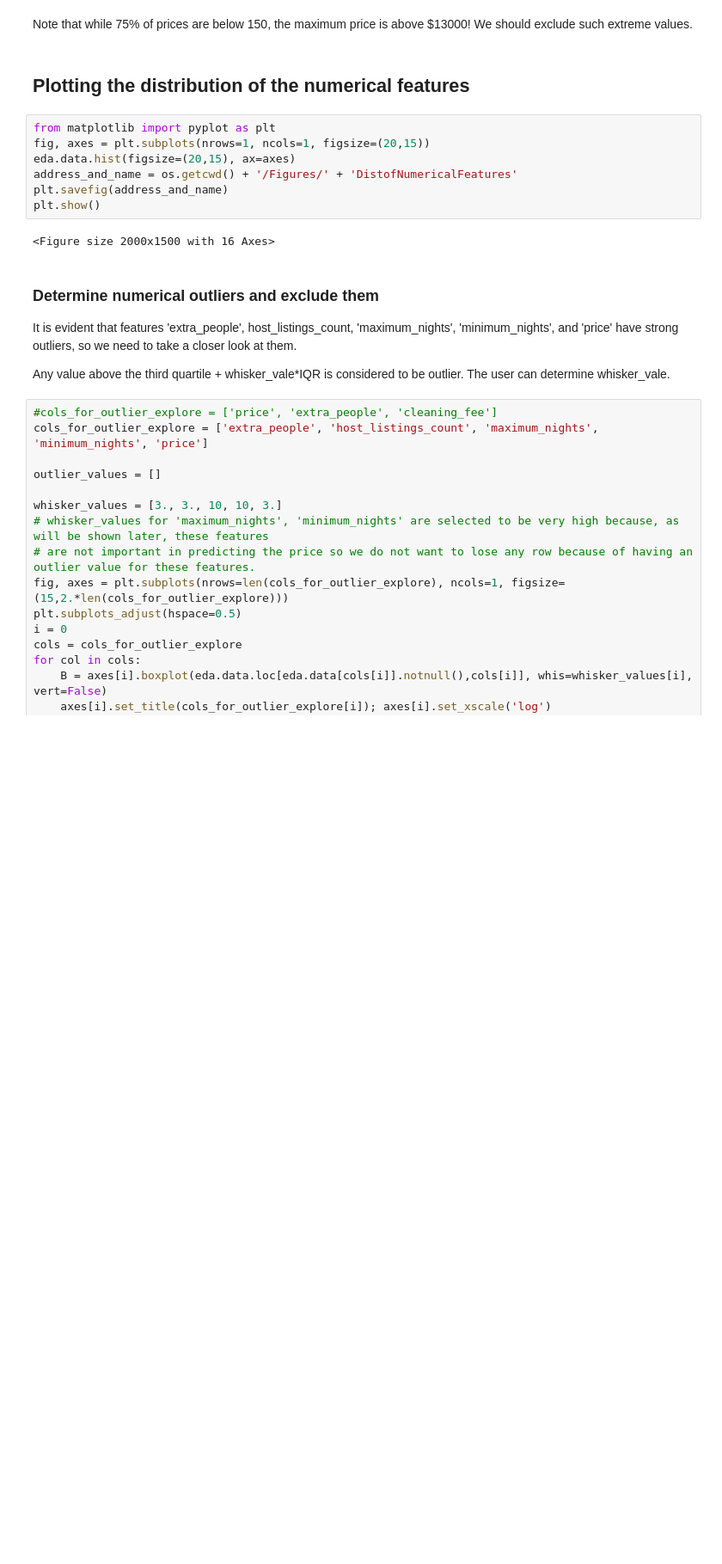
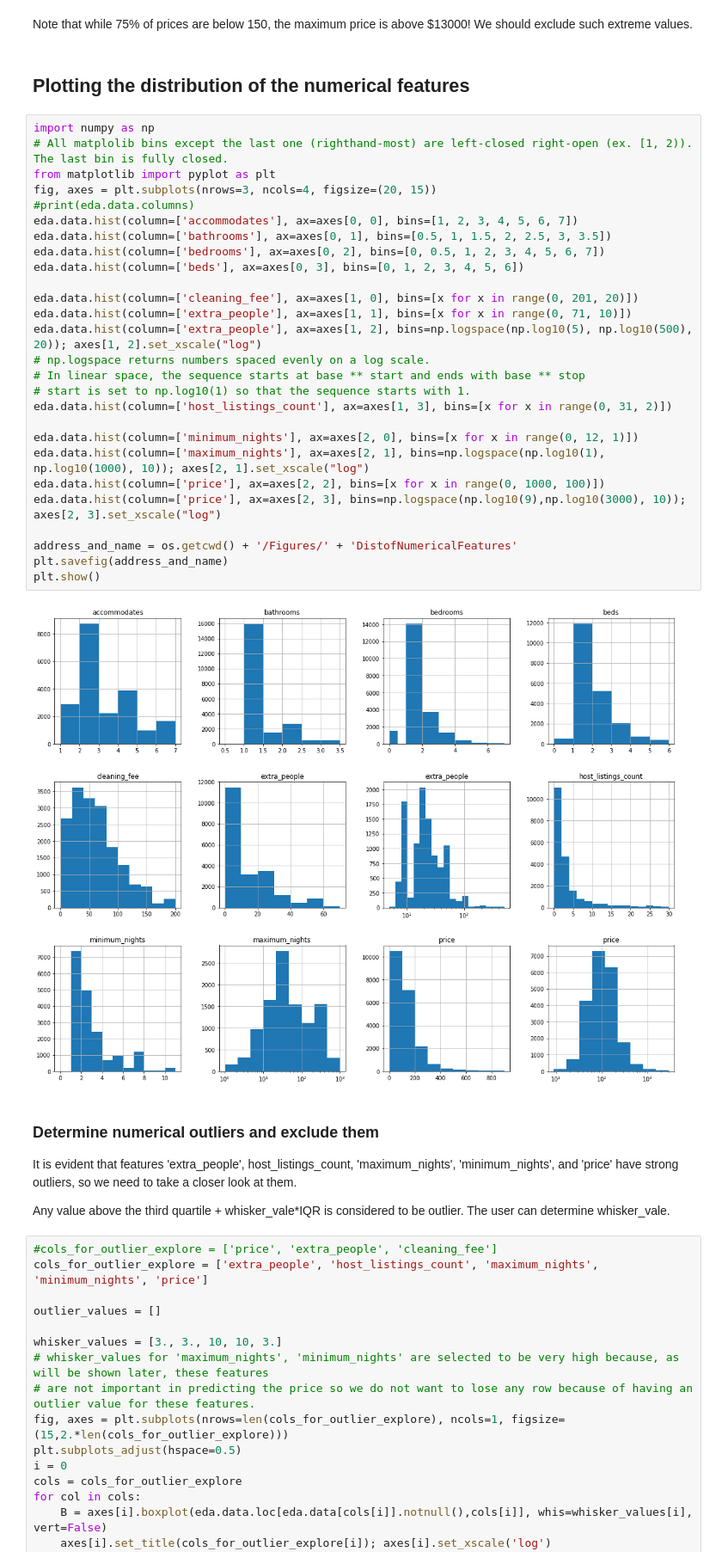
Before and after one commit to mtorabirad/PricePrediction, a Jupyter notebook: Notebook.ipynb, the cells around one changed output. Shown at 86% size. Drawn from its saved outputs; the diff is of its cells as text; blank space fills up the shorter version.

Commit message:
distribution plots changed

```diff
--- a/Notebook.ipynb
+++ b/Notebook.ipynb
@@ -823,15 +823,35 @@ eda.data.describe()
 Note that while 75% of prices are below 150, the maximum price is above $13000! We should exclude such extreme values.
 # %% [markdown]
 ## Plotting the distribution of the numerical features
-# %%
-from matplotlib import pyplot as plt
-fig, axes = plt.subplots(nrows=1, ncols=1, figsize=(20,15))
-eda.data.hist(figsize=(20,15), ax=axes)
-address_and_name = os.getcwd() + '/Figures/' + 'DistofNumericalFeatures'
-plt.savefig(address_and_name)
-plt.show()
-# %% [output]
-<Figure size 2000x1500 with 16 Axes>
+# %%
+import numpy as np
+# All matplolib bins except the last one (righthand-most) are left-closed right-open (ex. [1, 2)). The last bin is fully closed.
+from matplotlib import pyplot as plt
+fig, axes = plt.subplots(nrows=3, ncols=4, figsize=(20, 15))
+#print(eda.data.columns)
+eda.data.hist(column=['accommodates'], ax=axes[0, 0], bins=[1, 2, 3, 4, 5, 6, 7])
+eda.data.hist(column=['bathrooms'], ax=axes[0, 1], bins=[0.5, 1, 1.5, 2, 2.5, 3, 3.5])
+eda.data.hist(column=['bedrooms'], ax=axes[0, 2], bins=[0, 0.5, 1, 2, 3, 4, 5, 6, 7])
+eda.data.hist(column=['beds'], ax=axes[0, 3], bins=[0, 1, 2, 3, 4, 5, 6])
+
+eda.data.hist(column=['cleaning_fee'], ax=axes[1, 0], bins=[x for x in range(0, 201, 20)])
+eda.data.hist(column=['extra_people'], ax=axes[1, 1], bins=[x for x in range(0, 71, 10)])
+eda.data.hist(column=['extra_people'], ax=axes[1, 2], bins=np.logspace(np.log10(5), np.log10(500), 20)); axes[1, 2].set_xscale("log")
+# np.logspace returns numbers spaced evenly on a log scale.
+# In linear space, the sequence starts at base ** start and ends with base ** stop
+# start is set to np.log10(1) so that the sequence starts with 1.
+eda.data.hist(column=['host_listings_count'], ax=axes[1, 3], bins=[x for x in range(0, 31, 2)])
+
+eda.data.hist(column=['minimum_nights'], ax=axes[2, 0], bins=[x for x in range(0, 12, 1)])
+eda.data.hist(column=['maximum_nights'], ax=axes[2, 1], bins=np.logspace(np.log10(1), np.log10(1000), 10)); axes[2, 1].set_xscale("log")
+eda.data.hist(column=['price'], ax=axes[2, 2], bins=[x for x in range(0, 1000, 100)])
+eda.data.hist(column=['price'], ax=axes[2, 3], bins=np.logspace(np.log10(9),np.log10(3000), 10)); axes[2, 3].set_xscale("log")
+
+address_and_name = os.getcwd() + '/Figures/' + 'DistofNumericalFeatures'
+plt.savefig(address_and_name)
+plt.show()
+# %% [output]
+[figure, added]
 # %% [markdown]
 ### Determine numerical outliers and exclude them
 
```
Also changed, not shown: 2 other files.
